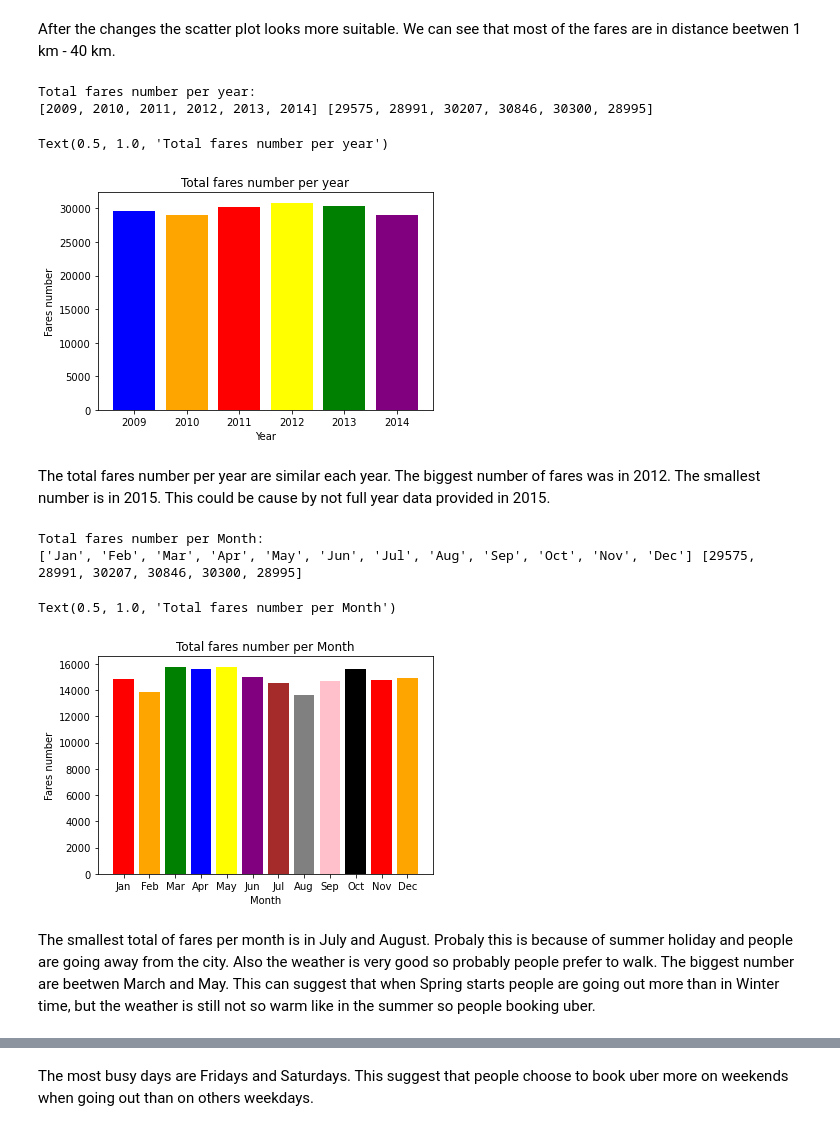
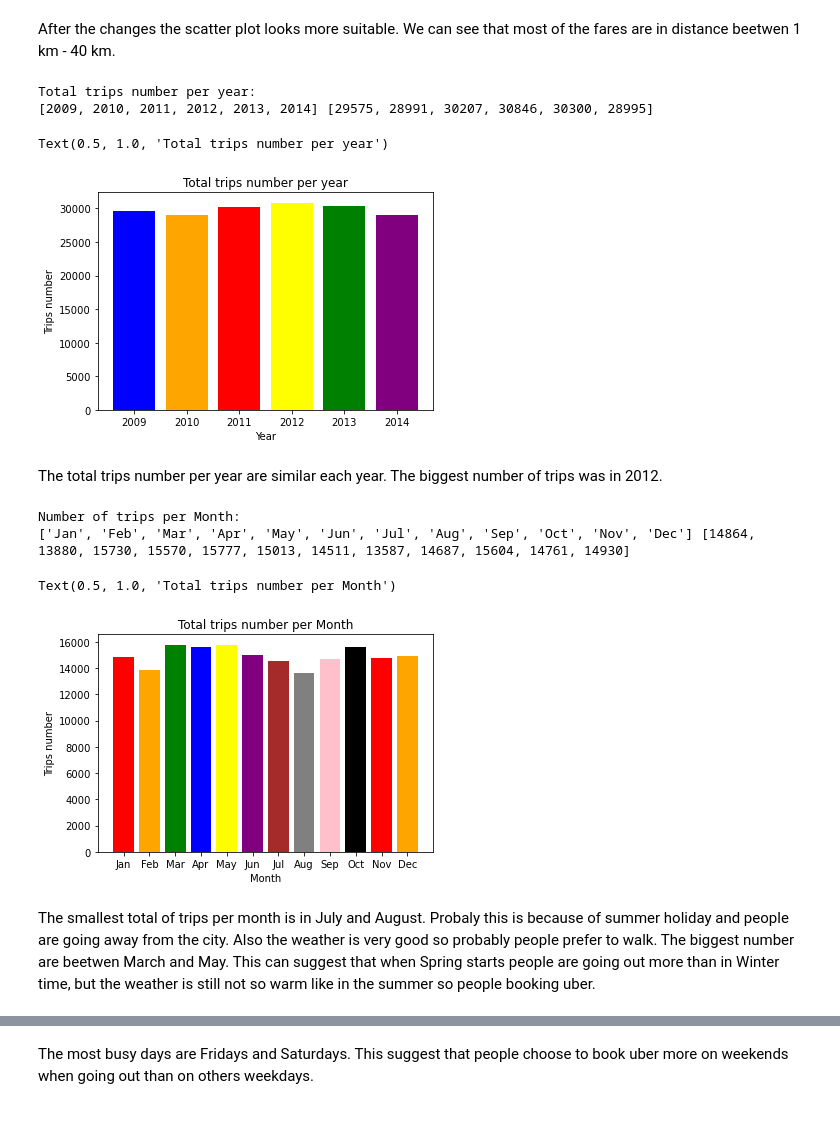
Before and after one commit to Maliha2030/Project1_The_A_Team_Uber, a Jupyter notebook: project_script_marta.ipynb, the cells around one changed output, grey strips where cells are left out. Cells and saved outputs as stored; diff of their text form; code cells hidden in the pictures.

```diff
--- a/project_script_marta.ipynb
+++ b/project_script_marta.ipynb
@@ -171,37 +171,36 @@ Text(0, 0.5, 'fare_amount')
 # %% [markdown]
 After the changes the scatter plot looks more suitable. We can see that most of the fares are in distance beetwen 1 km - 40 km.
 # %%
-# Calculate total  fares number per year
-number_of_fares = []
+# Calculate total  trips number per year
+number_of_trips = []
 
 year = [2009, 2010, 2011, 2012, 2013, 2014]
 
 colors = ['blue', 'orange', 'red', 'yellow', 'green', 'purple']
 for i in range(2009, 2015):
     x = uber_file_df.loc[uber_file_df['Year'] == i, 'counter'].sum()
-    number_of_fares .append(x)
+    number_of_trips .append(x)
 
-print("Total fares number per year: ")
-print(year, number_of_fares )
+print("Total trips number per year: ")
+print(year, number_of_trips )
 
 # Create bar chart and  set the xlabel and ylabel
 
-plt.bar(year, number_of_fares , color=colors)
+plt.bar(year, number_of_trips , color=colors)
 plt.xlabel("Year")
-plt.ylabel("Fares number")
-plt.title("Total fares number per year")
+plt.ylabel("Trips number")
+plt.title("Total trips number per year")
 # %% [output]
-Total fares number per year:
+Total trips number per year:
 [2009, 2010, 2011, 2012, 2013, 2014] [29575, 28991, 30207, 30846, 30300, 28995]
-Text(0.5, 1.0, 'Total fares number per year')
+Text(0.5, 1.0, 'Total trips number per year')
-[figure, old version]
+[figure, new version]
 # %% [markdown]
-The total fares number per year are similar each year.
-The biggest number of fares was in 2012.
-The smallest number is in 2015. This could be cause by not full year data provided in 2015.
+The total trips number per year are similar each year.
+The biggest number of trips was in 2012.
 # %%
-# Calculate total  fares number  per month
-no_of_fares = []
+# Calculate total  trips number  per month
+no_of_trips = []
 month = ['Jan', 'Feb', 'Mar', 'Apr', 'May', 'Jun', 'Jul', 'Aug', 'Sep', 'Oct', 'Nov', 'Dec']
 
 colors = ['red', 'orange', 'green', 'blue', 'yellow',
@@ -209,24 +208,24 @@ colors = ['red', 'orange', 'green', 'blue', 'yellow',
 
 for i in range(1, 13):
     x = uber_file_df.loc[uber_file_df['Month'] == i, 'counter'].sum()
-    no_of_fares.append(x)
+    no_of_trips.append(x)
 
 print("Number of trips per Month: ")
-print(month, number_of_fares )
+print(month, no_of_trips)
 
 # Create bar chart and  set the xlabel and ylabel
 
-plt.bar(month, no_of_fares, color=colors)
+plt.bar(month, no_of_trips, color=colors)
 plt.xlabel("Month")
-plt.ylabel("Fares number")
-plt.title("Total fares number per Month")
+plt.ylabel("Trips number")
+plt.title("Total trips number per Month")
 # %% [output]
-Total fares number per Month:
-['Jan', 'Feb', 'Mar', 'Apr', 'May', 'Jun', 'Jul', 'Aug', 'Sep', 'Oct', 'Nov', 'Dec'] [29575, 28991, 30207, 30846, 30300, 28995]
+Number of trips per Month:
+['Jan', 'Feb', 'Mar', 'Apr', 'May', 'Jun', 'Jul', 'Aug', 'Sep', 'Oct', 'Nov', 'Dec'] [14864, 13880, 15730, 15570, 15777, 15013, 14511, 13587, 14687, 15604, 14761, 14930]
-Text(0.5, 1.0, 'Total fares number per Month')
+Text(0.5, 1.0, 'Total trips number per Month')
-[figure, old version]
+[figure, new version]
 # %% [markdown]
-The smallest total of fares per month is in July and August.
+The smallest total of trips per month is in July and August.
 Probaly this is because of summer holiday and people are going away from the city.
 Also the weather is very good so probably people prefer to walk.
 The biggest number are beetwen March and May.
```
Also changed, not shown: parts of 4 cells of this notebook.
